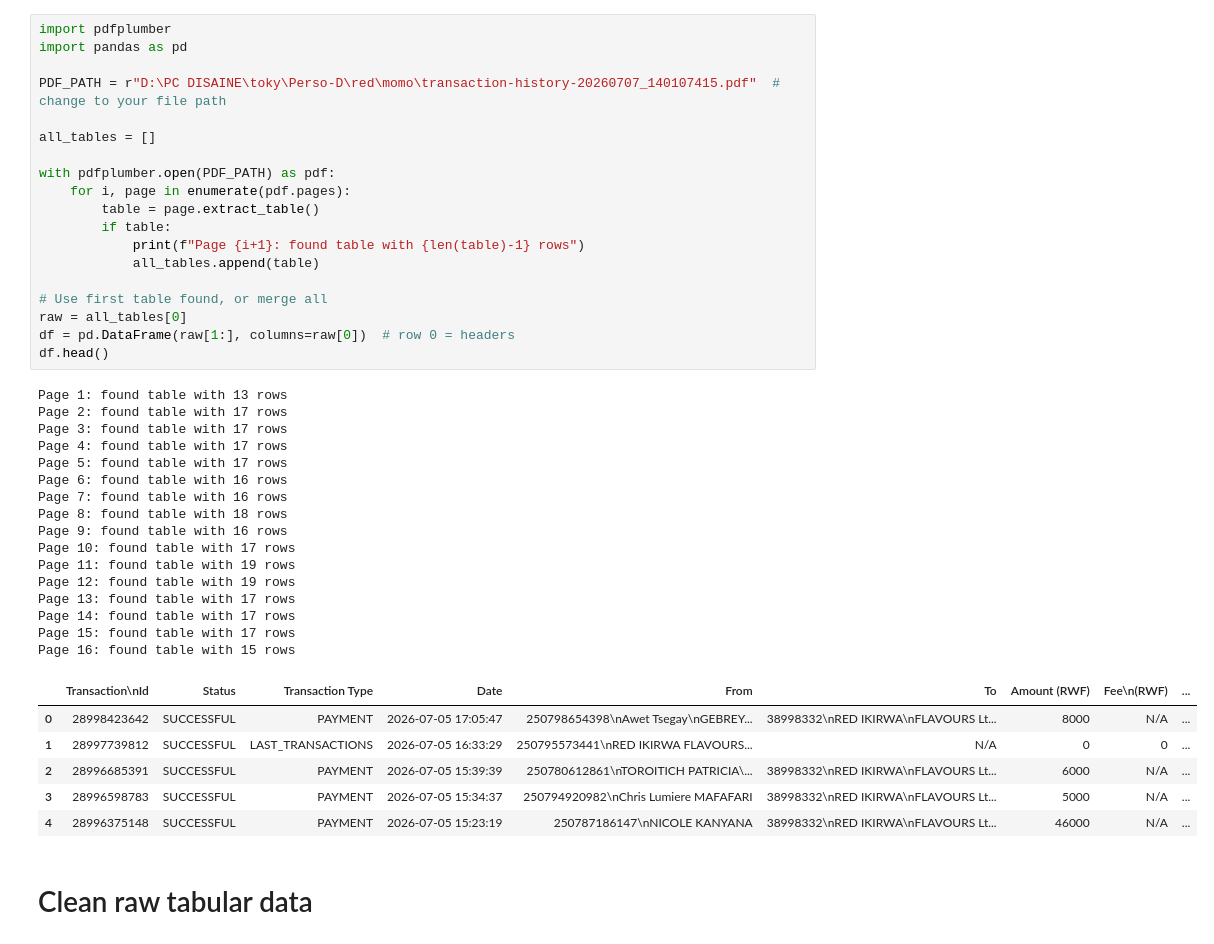
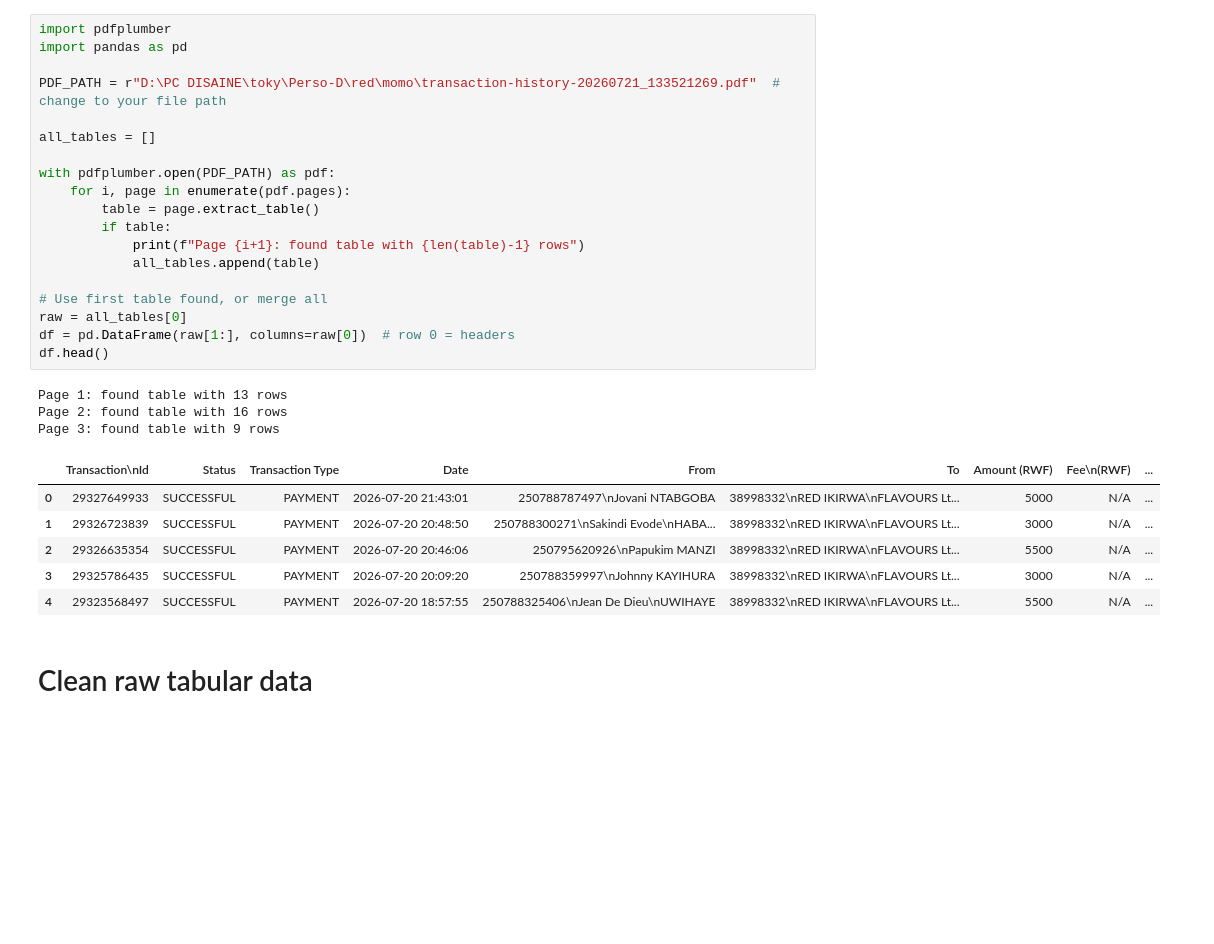
Before and after one commit to TheRealToky/adminator, a Jupyter notebook: scripts/fetch_table.ipynb, the cells around one changed output. Cells and saved outputs as stored; diff of their text form; blank space fills up the shorter version.

```diff
--- a/scripts/fetch_table.ipynb
+++ b/scripts/fetch_table.ipynb
@@ -1,45 +1,32 @@
 # %%
 import pdfplumber
 import pandas as pd
 
-PDF_PATH = r"D:\PC DISAINE\toky\Perso-D\red\momo\transaction-history-20260707_140107415.pdf"  # change to your file path
+PDF_PATH = r"D:\PC DISAINE\toky\Perso-D\red\momo\transaction-history-20260721_133521269.pdf"  # change to your file path
 
 all_tables = []
 
 with pdfplumber.open(PDF_PATH) as pdf:
     for i, page in enumerate(pdf.pages):
         table = page.extract_table()
         if table:
             print(f"Page {i+1}: found table with {len(table)-1} rows")
             all_tables.append(table)
 
 # Use first table found, or merge all
 raw = all_tables[0]
 df = pd.DataFrame(raw[1:], columns=raw[0])  # row 0 = headers
 df.head()
 # %% [output]
 Page 1: found table with 13 rows
-Page 2: found table with 17 rows
-Page 3: found table with 17 rows
-Page 4: found table with 17 rows
-Page 5: found table with 17 rows
-Page 6: found table with 16 rows
-Page 7: found table with 16 rows
-Page 8: found table with 18 rows
-Page 9: found table with 16 rows
-Page 10: found table with 17 rows
-Page 11: found table with 19 rows
-Page 12: found table with 19 rows
-Page 13: found table with 17 rows
-Page 14: found table with 17 rows
-Page 15: found table with 17 rows
-Page 16: found table with 15 rows
+Page 2: found table with 16 rows
+Page 3: found table with 9 rows
 |  | Transaction\nId | Status | Transaction Type | Date | From | To | Amount (RWF) | Fee\n(RWF) | ... |
-| 0 | 28998423642 | SUCCESSFUL | PAYMENT | 2026-07-05 17:05:47 | 250798654398\nAwet Tsegay\nGEBREY... | 38998332\nRED IKIRWA\nFLAVOURS Lt... | 8000 | N/A | ... |
-| 1 | 28997739812 | SUCCESSFUL | LAST_TRANSACTIONS | 2026-07-05 16:33:29 | 250795573441\nRED IKIRWA FLAVOURS... | N/A | 0 | 0 | ... |
-| 2 | 28996685391 | SUCCESSFUL | PAYMENT | 2026-07-05 15:39:39 | 250780612861\nTOROITICH PATRICIA\... | 38998332\nRED IKIRWA\nFLAVOURS Lt... | 6000 | N/A | ... |
-| 3 | 28996598783 | SUCCESSFUL | PAYMENT | 2026-07-05 15:34:37 | 250794920982\nChris Lumiere MAFAFARI | 38998332\nRED IKIRWA\nFLAVOURS Lt... | 5000 | N/A | ... |
-| 4 | 28996375148 | SUCCESSFUL | PAYMENT | 2026-07-05 15:23:19 | 250787186147\nNICOLE KANYANA | 38998332\nRED IKIRWA\nFLAVOURS Lt... | 46000 | N/A | ... |
+| 0 | 29327649933 | SUCCESSFUL | PAYMENT | 2026-07-20 21:43:01 | 250788787497\nJovani NTABGOBA | 38998332\nRED IKIRWA\nFLAVOURS Lt... | 5000 | N/A | ... |
+| 1 | 29326723839 | SUCCESSFUL | PAYMENT | 2026-07-20 20:48:50 | 250788300271\nSakindi Evode\nHABA... | 38998332\nRED IKIRWA\nFLAVOURS Lt... | 3000 | N/A | ... |
+| 2 | 29326635354 | SUCCESSFUL | PAYMENT | 2026-07-20 20:46:06 | 250795620926\nPapukim MANZI | 38998332\nRED IKIRWA\nFLAVOURS Lt... | 5500 | N/A | ... |
+| 3 | 29325786435 | SUCCESSFUL | PAYMENT | 2026-07-20 20:09:20 | 250788359997\nJohnny KAYIHURA | 38998332\nRED IKIRWA\nFLAVOURS Lt... | 3000 | N/A | ... |
+| 4 | 29323568497 | SUCCESSFUL | PAYMENT | 2026-07-20 18:57:55 | 250788325406\nJean De Dieu\nUWIHAYE | 38998332\nRED IKIRWA\nFLAVOURS Lt... | 5500 | N/A | ... |
 # %% [markdown]
 # Clean raw tabular data
 # %%
```
Also changed, not shown: parts of 8 cells of this notebook, 15 other files.
